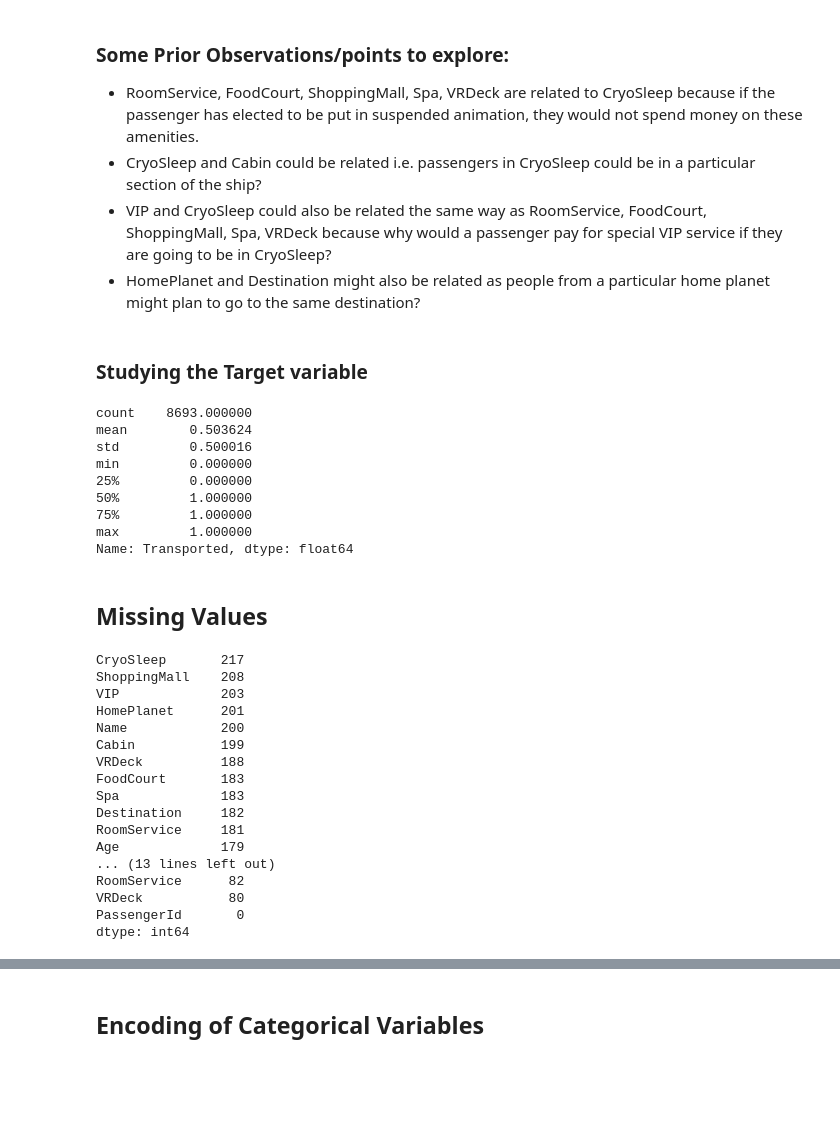
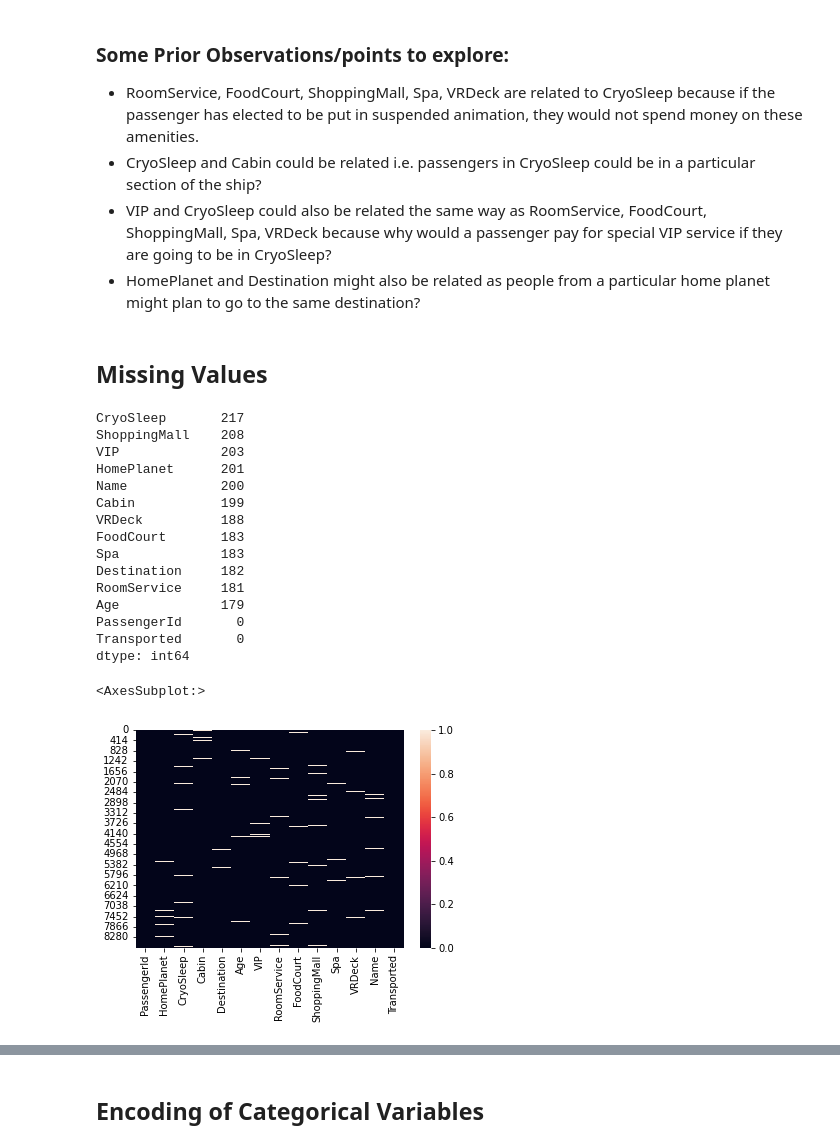
Before and after one commit to Priyanka-Gangadhar-Palshetkar/kaggle-spaceship-titanic, a Jupyter notebook: spaceship-titanic-score-0-8.ipynb, the cells around one changed output, grey strips where cells are left out. Saved outputs shown, nothing was run; the diff lists cells and outputs as text; code cells hidden in the pictures; blank space fills up the shorter version.

```diff
--- a/spaceship-titanic-score-0-8.ipynb
+++ b/spaceship-titanic-score-0-8.ipynb
@@ -117,40 +110,26 @@ train_df.head(10)
 * CryoSleep and Cabin could be related i.e. passengers in CryoSleep could be in a particular section of the ship?
 * VIP and CryoSleep could also be related the same way as RoomService, FoodCourt, ShoppingMall, Spa, VRDeck because why would a passenger pay for special VIP service if they are going to be in CryoSleep?
 * HomePlanet and Destination might also be related as people from a particular home planet might plan to go to the same destination?
-# %% [markdown]
-### Studying the Target variable
-# %%
-train_df["Transported"].astype(int).describe()
-# %% [output]
-count    8693.000000
-mean        0.503624
-std         0.500016
-min         0.000000
-25%         0.000000
-50%         1.000000
-75%         1.000000
-max         1.000000
-Name: Transported, dtype: float64
 # %% [markdown]
 ## Missing Values
 # %%
 print(train_df.isnull().sum().sort_values(ascending=False))
-print(test_df.isnull().sum().sort_values(ascending=False))
+sns.heatmap(train_df.isnull())
 # %% [output]
 CryoSleep       217
 ShoppingMall    208
 VIP             203
 HomePlanet      201
 Name            200
 Cabin           199
 VRDeck          188
 FoodCourt       183
 Spa             183
 Destination     182
 RoomService     181
 Age             179
-... (13 lines left out)
-RoomService      82
-VRDeck           80
 PassengerId       0
+Transported       0
 dtype: int64
+<AxesSubplot:>
+[figure, added]
```
Also changed, not shown: parts of 30 cells of this notebook.
